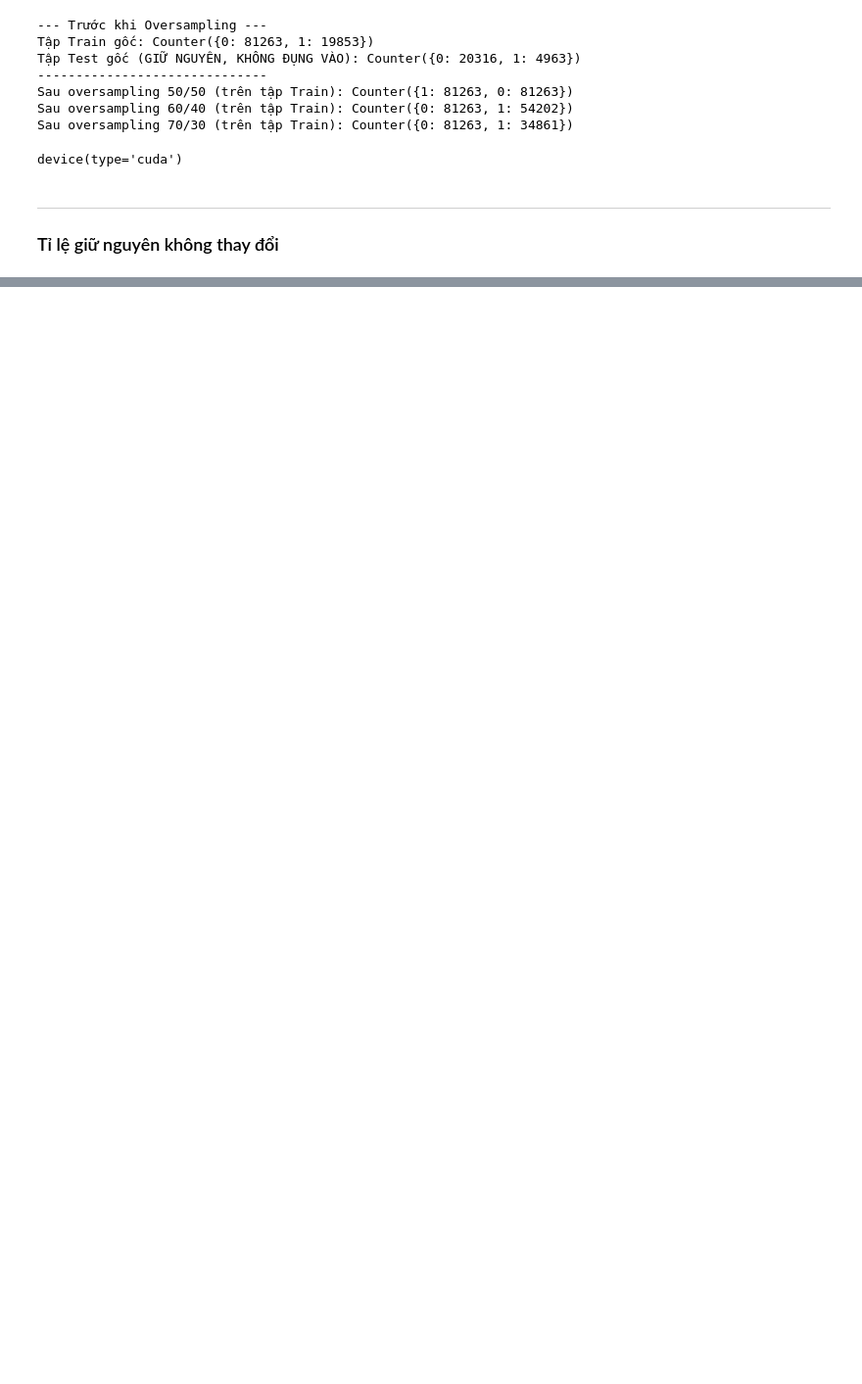
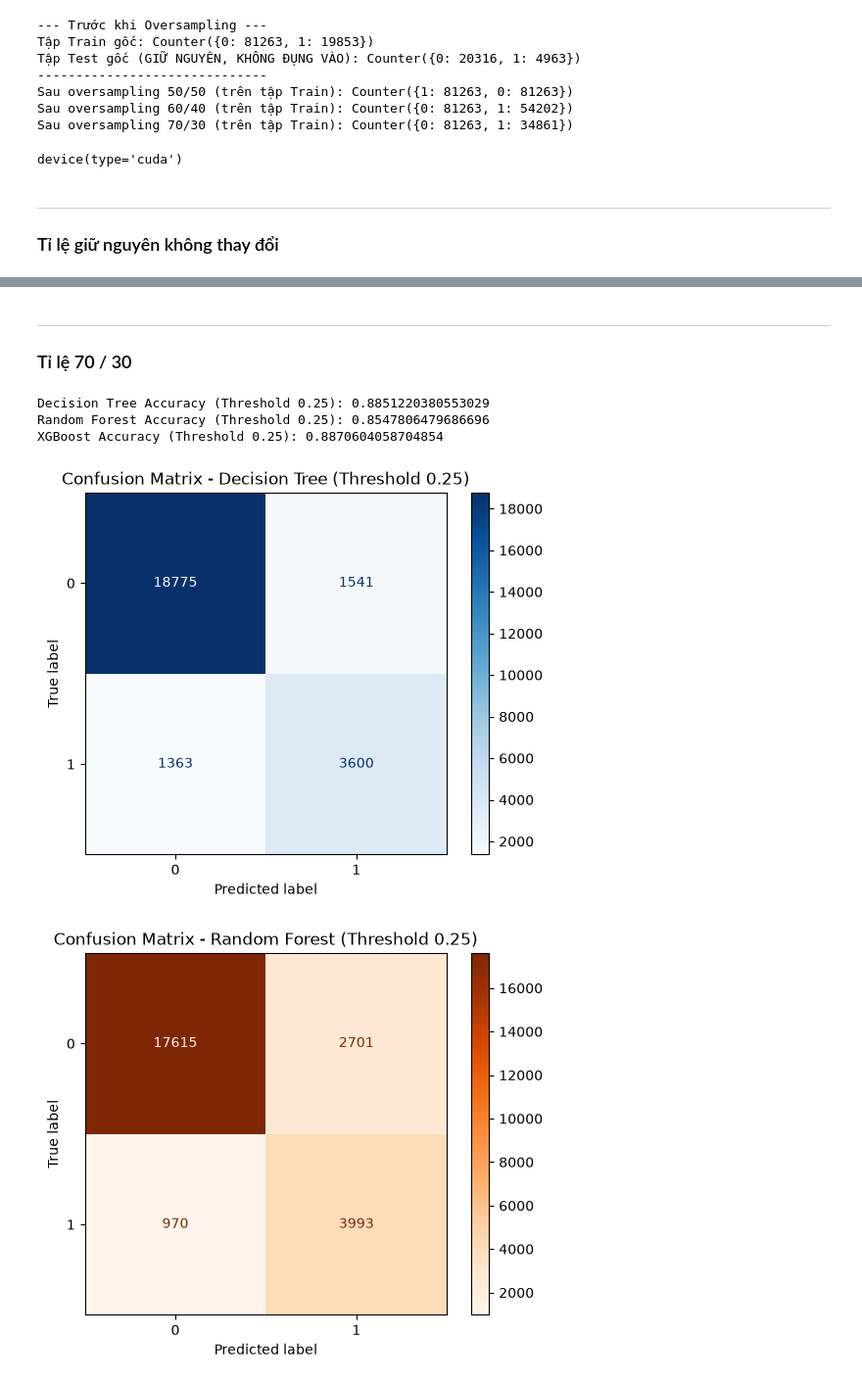
Before and after one commit to Felix-Locnguyen/Home-Credit-Default-Risk, a Jupyter notebook: Notebooks/05_Machine_learning.ipynb, the cells around one changed output, grey strips where cells are left out. Shown at 98% size. Saved outputs shown, nothing was run; the diff lists cells and outputs as text; code cells hidden in the pictures; blank space fills up the shorter version.

```diff
--- a/Notebooks/05_Machine_learning.ipynb
+++ b/Notebooks/05_Machine_learning.ipynb
@@ -115,0 +304,64 @@ print(models)
+# %% [markdown]
+***
+### Tỉ lệ 70 / 30
+# %%
+import numpy as np
+import matplotlib.pyplot as plt
+import xgboost as xgb  # <--- THÊM THƯ VIỆN XGBOOST
+from sklearn.metrics import accuracy_score, confusion_matrix, ConfusionMatrixDisplay
+
+# --- NGƯỠNG PHÂN LOẠI MỚI (TỰ ĐỊNH NGHĨA) ---
+CUSTOM_THRESHOLD = 0.25
+
+# Khởi tạo mô hình XGBoost (nếu bạn chưa khởi tạo ở trên)
+# Lưu ý: Vì bạn đã dùng dữ liệu oversample (res3), ta không cần dùng scale_pos_weight ở đây nữa
+xgb_model = xgb.XGBClassifier(n_estimators=100, max_depth=6, random_state=42, n_jobs=-1)
+
+# 1. Huấn luyện mô hình
+dt_model.fit(X_train_res3, y_train_res3)
+rf_model.fit(X_train_res3, y_train_res3)
+xgb_model.fit(X_train_res3, y_train_res3)  # <--- HẤN LUYỆN XGBOOST
+
+# 2. Dự đoán xác suất thay vì dự đoán nhãn trực tiếp
+y_proba_dt = dt_model.predict_proba(X_test)[:, 1]
+y_proba_rf = rf_model.predict_proba(X_test)[:, 1]
+y_proba_xgb = xgb_model.predict_proba(X_test)[:, 1]  # <--- LẤY XÁC SUẤT CỦA XGBOOST
+
+# 3. Ép nhãn dựa trên ngưỡng phân loại mới (CUSTOM_THRESHOLD)
+y_pred_dt = (y_proba_dt >= CUSTOM_THRESHOLD).astype(int)
+y_pred_rf = (y_proba_rf >= CUSTOM_THRESHOLD).astype(int)
+y_pred_xgb = (y_proba_xgb >= CUSTOM_THRESHOLD).astype(int)  # <--- ÁP NGƯỠNG CHO XGBOOST
+
+# --- ĐÁNH GIÁ MÔ HÌNH ---
+
+# In Accuracy
+print(f"Decision Tree Accuracy (Threshold {CUSTOM_THRESHOLD}):", accuracy_score(y_test, y_pred_dt))
+print(f"Random Forest Accuracy (Threshold {CUSTOM_THRESHOLD}):", accuracy_score(y_test, y_pred_rf))
+print(f"XGBoost Accuracy (Threshold {CUSTOM_THRESHOLD}):", accuracy_score(y_test, y_pred_xgb))  # <--- IN ACCURACY XGBOOST
+
+# Vẽ Confusion Matrix cho Decision Tree
+cm_dt = confusion_matrix(y_test, y_pred_dt)
+disp_dt = ConfusionMatrixDisplay(confusion_matrix=cm_dt)
+disp_dt.plot(cmap=plt.cm.Blues)
+plt.title(f"Confusion Matrix - Decision Tree (Threshold {CUSTOM_THRESHOLD})")
+plt.show()
+
+# Vẽ Confusion Matrix cho Random Forest
+cm_rf = confusion_matrix(y_test, y_pred_rf)
+disp_rf = ConfusionMatrixDisplay(confusion_matrix=cm_rf)
+disp_rf.plot(cmap=plt.cm.Oranges)
+plt.title(f"Confusion Matrix - Random Forest (Threshold {CUSTOM_THRESHOLD})")
+plt.show()
+
+# Vẽ Confusion Matrix cho XGBoost
+cm_xgb = confusion_matrix(y_test, y_pred_xgb)
+disp_xgb = ConfusionMatrixDisplay(confusion_matrix=cm_xgb)
+disp_xgb.plot(cmap=plt.cm.viridis)  # Sử dụng màu Viridis (Xanh lá - Vàng) để phân biệt
+plt.title(f"Confusion Matrix - XGBoost (Threshold {CUSTOM_THRESHOLD})")
+plt.show()
+# %% [output]
+Decision Tree Accuracy (Threshold 0.25): 0.8851220380553029
+Random Forest Accuracy (Threshold 0.25): 0.8547806479686696
+XGBoost Accuracy (Threshold 0.25): 0.8870604058704854
+[figure, added]
+[figure, added]
```
Also changed, not shown: parts of 14 cells of this notebook.
